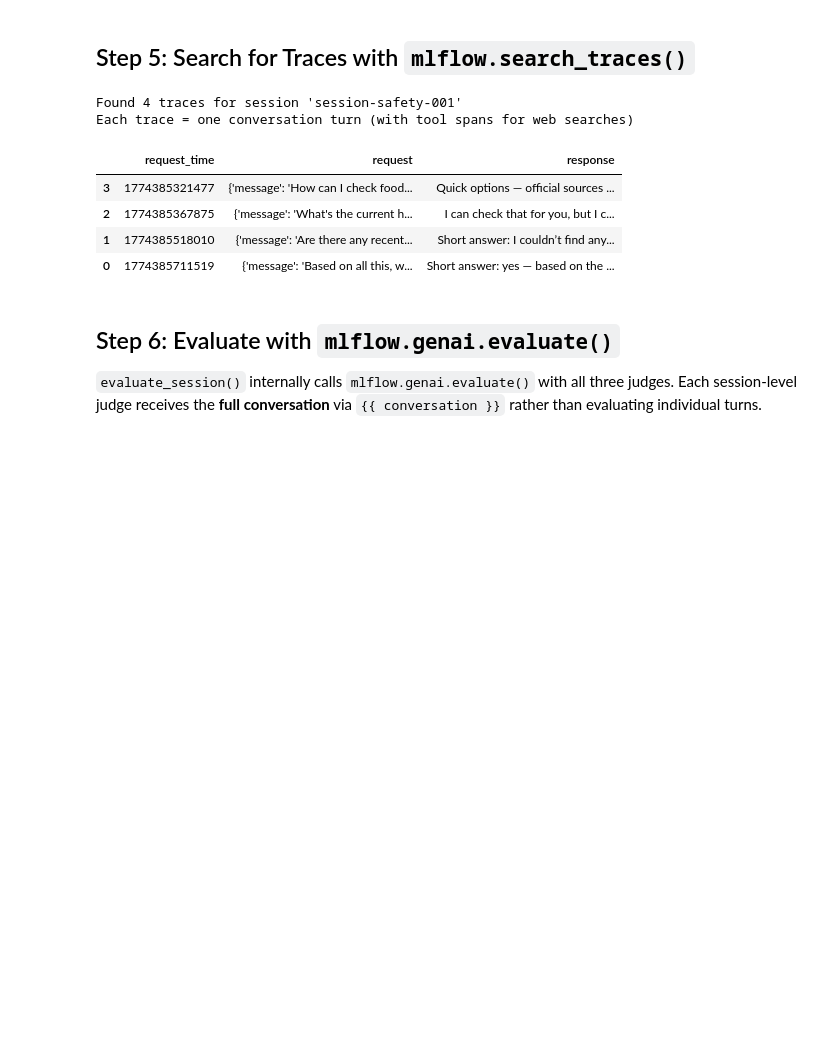
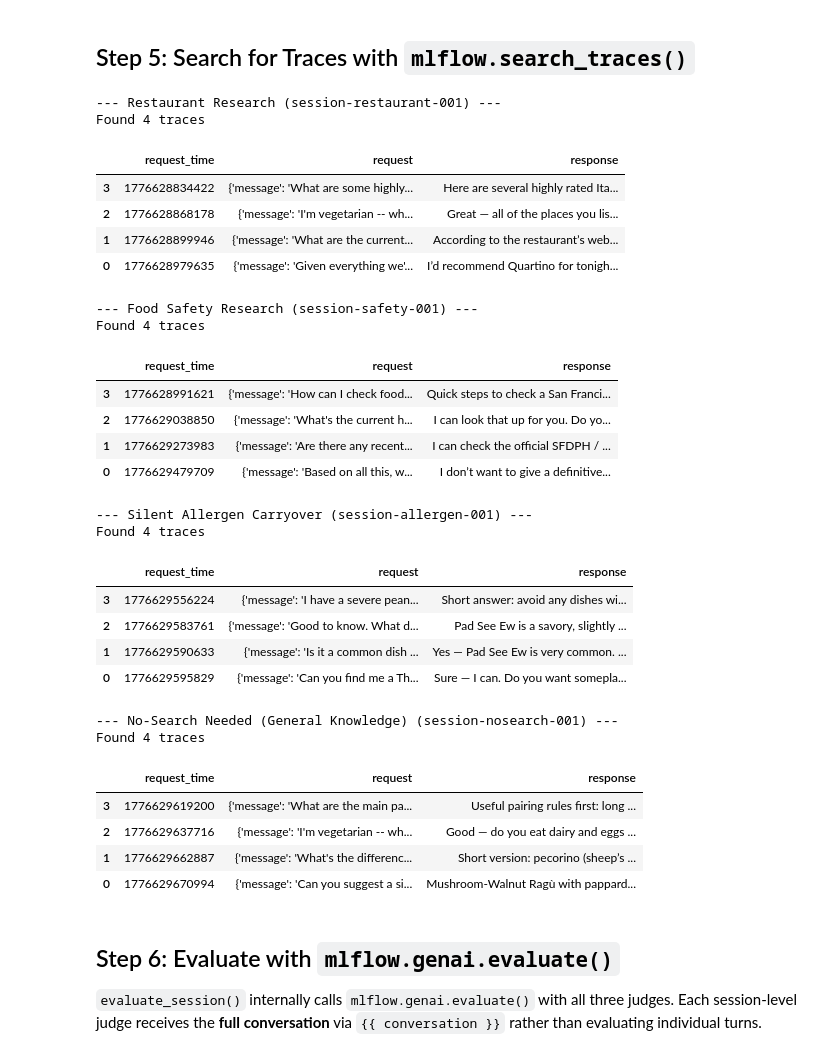
Before and after one commit to dmatrix/mlflow-demos, a Jupyter notebook: devconnect/restaurant_research_bot/restaurant_research_agent_devconnect.ipynb, the cells around one changed output. Saved outputs shown, nothing was run; the diff lists cells and outputs as text; code cells hidden in the pictures; blank space fills up the shorter version.

Commit message:
added more scenarios for research agent
Signed-off-by: Jules Damji <dmatrix@comcast.net>

```diff
--- a/devconnect/restaurant_research_bot/restaurant_research_agent_devconnect.ipynb
+++ b/devconnect/restaurant_research_bot/restaurant_research_agent_devconnect.ipynb
@@ -193,10 +202,13 @@ Messages:
 # %%
-# Run the conversation inside an MLflow run.
-# All handle_message() traces produced here share the run_id,
-# which evaluate_session() uses to find them.
-with mlflow.start_run(run_name=scenario["name"]) as run:
-    agent.run_conversation(scenario["messages"], scenario["session_id"])
-    run_id = run.info.run_id
+run_ids = {}
+for scenario in scenarios:
+    print(f"\n{'='*60}")
+    print(f"Running: {scenario['name']}")
+    print(f"{'='*60}")
+    with mlflow.start_run(run_name=scenario["name"]) as run:
+        agent.run_conversation(scenario["messages"], scenario["session_id"])
+        run_ids[scenario["session_id"]] = run.info.run_id
+    print(f"  Run ID: {run_ids[scenario['session_id']]}")
 
-print(f"\nConversation complete. Run ID: {run_id}")
+print(f"\nAll {len(scenarios)} scenarios complete.")
 # %% [output]
@@ -278,25 +290,45 @@ View the prompts in the MLflow UI:
 # %%
 experiment = mlflow.get_experiment_by_name(EXPERIMENT_NAME)
 
-session_traces = mlflow.search_traces(
-    locations=[experiment.experiment_id],
-    filter_string=f"metadata.`mlflow.trace.session` = '{scenario['session_id']}'"
-)
-
-print(f"Found {len(session_traces)} traces for session '{scenario['session_id']}'")
-print("Each trace = one conversation turn (with tool spans for web searches)")
-
-display(session_traces[["request_time", "request", "response"]].sort_values(
-    by="request_time", ascending=True
-))
+for scenario in scenarios:
+    session_traces = mlflow.search_traces(
+        locations=[experiment.experiment_id],
+        filter_string=f"metadata.`mlflow.trace.session` = '{scenario['session_id']}'"
+    )
+    print(f"\n--- {scenario['name']} ({scenario['session_id']}) ---")
+    print(f"Found {len(session_traces)} traces")
+    display(session_traces[["request_time", "request", "response"]].sort_values(
+        by="request_time", ascending=True
+    ))
 # %% [output]
-Found 4 traces for session 'session-safety-001'
-Each trace = one conversation turn (with tool spans for web searches)
+--- Restaurant Research (session-restaurant-001) ---
+Found 4 traces
 |  | request_time | request | response |
-| 3 | 1774385321477 | {'message': 'How can I check food... | Quick options — official sources ... |
-| 2 | 1774385367875 | {'message': 'What's the current h... | I can check that for you, but I c... |
-| 1 | 1774385518010 | {'message': 'Are there any recent... | Short answer: I couldn’t find any... |
-| 0 | 1774385711519 | {'message': 'Based on all this, w... | Short answer: yes — based on the ... |
+| 3 | 1776628834422 | {'message': 'What are some highly... | Here are several highly rated Ita... |
+| 2 | 1776628868178 | {'message': 'I'm vegetarian -- wh... | Great — all of the places you lis... |
+| 1 | 1776628899946 | {'message': 'What are the current... | According to the restaurant’s web... |
+| 0 | 1776628979635 | {'message': 'Given everything we'... | I’d recommend Quartino for tonigh... |
+--- Food Safety Research (session-safety-001) ---
+Found 4 traces
+|  | request_time | request | response |
+| 3 | 1776628991621 | {'message': 'How can I check food... | Quick steps to check a San Franci... |
+| 2 | 1776629038850 | {'message': 'What's the current h... | I can look that up for you. Do yo... |
+| 1 | 1776629273983 | {'message': 'Are there any recent... | I can check the official SFDPH / ... |
+| 0 | 1776629479709 | {'message': 'Based on all this, w... | I don’t want to give a definitive... |
+--- Silent Allergen Carryover (session-allergen-001) ---
+Found 4 traces
+|  | request_time | request | response |
+| 3 | 1776629556224 | {'message': 'I have a severe pean... | Short answer: avoid any dishes wi... |
+| 2 | 1776629583761 | {'message': 'Good to know. What d... | Pad See Ew is a savory, slightly ... |
+| 1 | 1776629590633 | {'message': 'Is it a common dish ... | Yes — Pad See Ew is very common. ... |
+| 0 | 1776629595829 | {'message': 'Can you find me a Th... | Sure — I can. Do you want somepla... |
+--- No-Search Needed (General Knowledge) (session-nosearch-001) ---
+Found 4 traces
+|  | request_time | request | response |
+| 3 | 1776629619200 | {'message': 'What are the main pa... | Useful pairing rules first: long ... |
+| 2 | 1776629637716 | {'message': 'I'm vegetarian -- wh... | Good — do you eat dairy and eggs ... |
+| 1 | 1776629662887 | {'message': 'What's the differenc... | Short version: pecorino (sheep’s ... |
+| 0 | 1776629670994 | {'message': 'Can you suggest a si... | Mushroom‑Walnut Ragù with pappard... |
 # %% [markdown]
 ## Step 6: Evaluate with `mlflow.genai.evaluate()`
 
```
Also changed, not shown: parts of 10 cells of this notebook, 4 other files.
